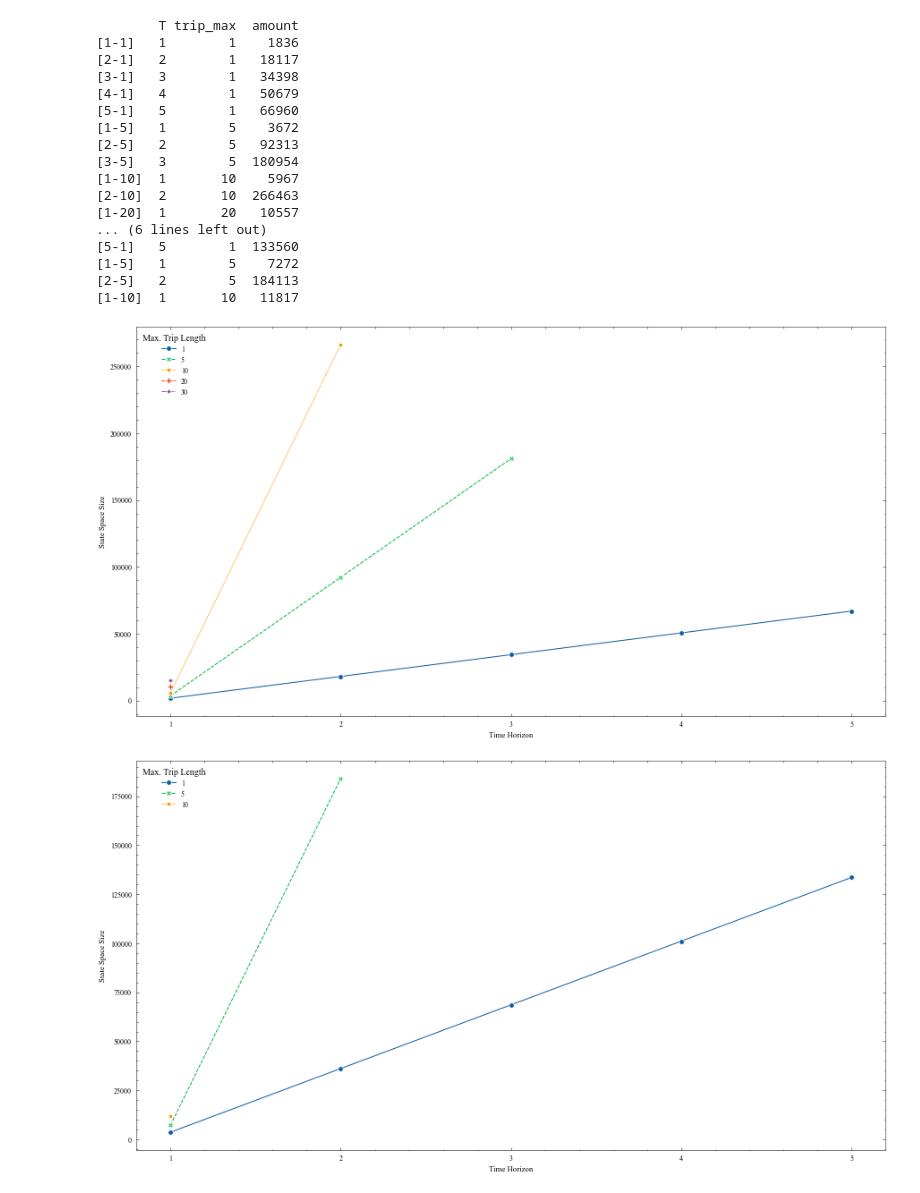
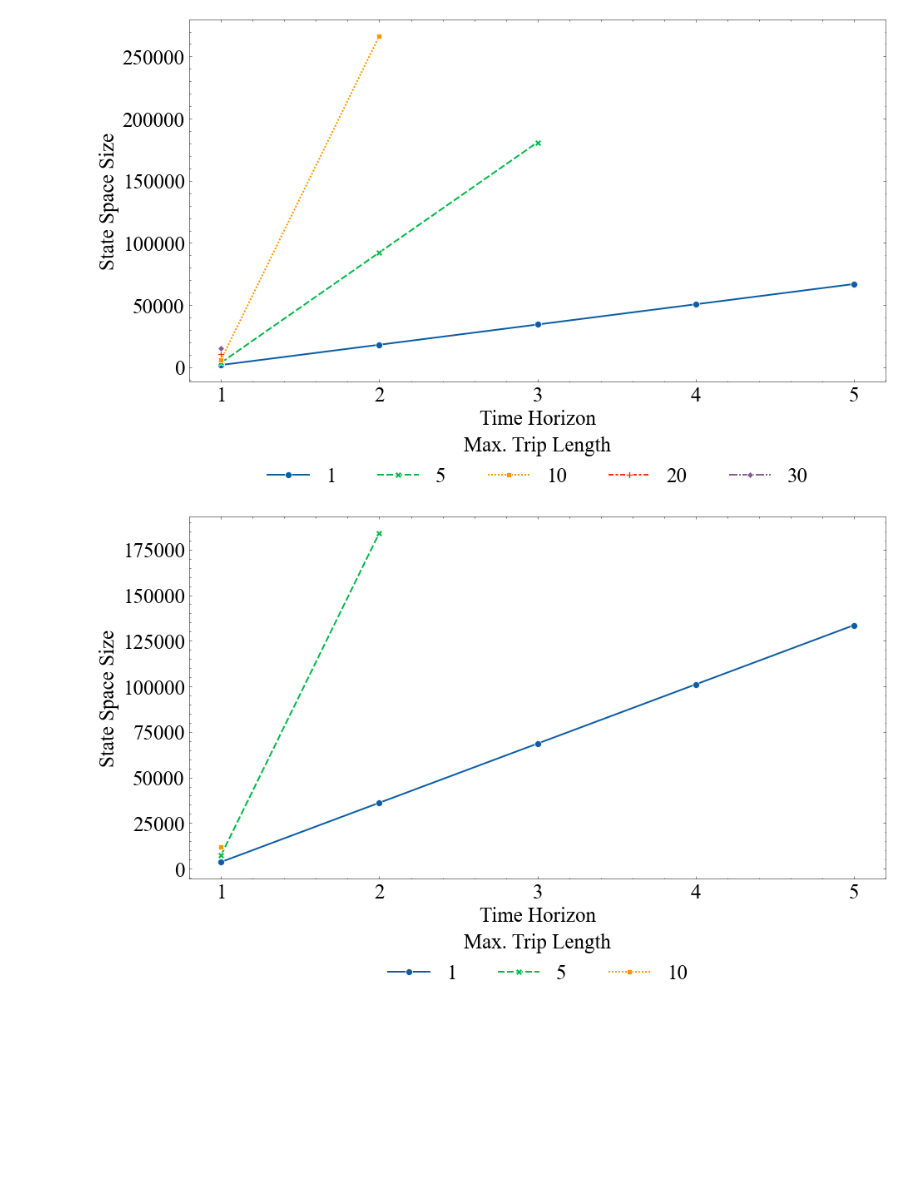
Before and after one commit to thummelt/master-thesis, a Jupyter notebook: code/src/Visualization.ipynb, the cells around one changed output. Cells and saved outputs as stored; diff of their text form; code cells hidden in the pictures; blank space fills up the shorter version.

```diff
--- a/code/src/Visualization.ipynb
+++ b/code/src/Visualization.ipynb
@@ -52,3 +39,18 @@ plts = []
+# %%
+SMALL_SIZE = 8
+MEDIUM_SIZE = 10
+BIGGER_SIZE = 25
+
+plt.rc('font', size=BIGGER_SIZE)          # controls default text sizes
+plt.rc('axes', titlesize=BIGGER_SIZE)     # fontsize of the axes title
+plt.rc('axes', labelsize=BIGGER_SIZE)    # fontsize of the x and y labels
+plt.rc('xtick', labelsize=BIGGER_SIZE)    # fontsize of the tick labels
+plt.rc('ytick', labelsize=BIGGER_SIZE)    # fontsize of the tick labels
+plt.rc('legend', fontsize=BIGGER_SIZE)    # legend fontsize
+plt.rc('figure', titlesize=BIGGER_SIZE)  # fontsize of the figure title
+
+lw = 2
+ms = 8
 # %%
 # Config
 param = {"T": 5, "trip_max": 40, "iterations_adp": 1000, "samples_adp": None}
@@ -59,7 +61,7 @@ prob = Probabilities()
 runs = [("Value Iteration - 25kWh Battery", "vi/20210722_final_25kWh"),
         ("Value Iteration - 50kWh Battery", "vi/20210722_final_50kWh"),
         ("Myopic Optimization", "mo/20210722_final"),
-        ("Approx. Dynamic Programming (1000,all)", "adp/20210710-1")]
+        ("Approx. Dynamic Programming (1000,all)", "adp/20210730_final_for_real")]
 # %%
 # Load decisions
 dict_dec = {}
@@ -157,38 +140,19 @@ plts += [("prob_trpln_heat", plt.gcf())]
 # %%
 # 2.[VI] State comparison in dependence of parameters
 stateSpace = pd.read_pickle("/usr/app/output/xlsx/%s/sspace.pkl" % runs[0][1]).astype({"trip_max":str,"amount": int, "T": int})
-print(stateSpace)
 f, ax = plt.subplots(figsize=(15, 8))
-g = sns.lineplot(ax=ax, data=stateSpace, x="T", y="amount", hue = "trip_max", style="trip_max", markers=True, legend = False)
-plttr.formatPlot(g, "Time Horizon", "State Space Size", "Value Iteration - State Space Size for Different Parameters",np.arange(1, stateSpace["T"].max()+1), None, "Max. Trip Length", [str(x) for x in stateSpace.trip_max.unique()], "upper left")
+g = sns.lineplot(ax=ax, data=stateSpace, x="T", y="amount", hue = "trip_max", style="trip_max", markers=True, legend = False, linewidth=lw, markersize=ms)
+plttr.formatPlot(g, "Time Horizon", "State Space Size", "Value Iteration - State Space Size for Different Parameters",np.arange(1, stateSpace["T"].max()+1), None, "Max. Trip Length", [str(x) for x in stateSpace.trip_max.unique()], "upper center",bbox=(0.5, -0.1))
 plts += [("vi_state_space_25", plt.gcf())]
 
 stateSpace = pd.read_pickle("/usr/app/output/xlsx/%s/sspace.pkl" % runs[1][1]).astype({"trip_max":str,"amount": int, "T": int})
-print(stateSpace)
 f, ax = plt.subplots(figsize=(15, 8))
-g = sns.lineplot(ax=ax, data=stateSpace, x="T", y="amount", hue = "trip_max", style="trip_max", markers=True, legend = False)
-plttr.formatPlot(g, "Time Horizon", "State Space Size", "Value Iteration - State Space Size for Different Parameters",np.arange(1, stateSpace["T"].max()+1), None, "Max. Trip Length", [str(x) for x in stateSpace.trip_max.unique()], "upper left")
+g = sns.lineplot(ax=ax, data=stateSpace, x="T", y="amount", hue = "trip_max", style="trip_max", markers=True, legend = False, linewidth=lw, markersize=ms)
+plttr.formatPlot(g, "Time Horizon", "State Space Size", "Value Iteration - State Space Size for Different Parameters",np.arange(1, stateSpace["T"].max()+1), None, "Max. Trip Length", [str(x) for x in stateSpace.trip_max.unique()], "upper center",bbox=(0.5, -0.1))
 plts += [("vi_state_space_50", plt.gcf())]
 # %% [output]
-        T trip_max  amount
-[1-1]   1        1    1836
-[2-1]   2        1   18117
-[3-1]   3        1   34398
-[4-1]   4        1   50679
-[5-1]   5        1   66960
-[1-5]   1        5    3672
-[2-5]   2        5   92313
-[3-5]   3        5  180954
-[1-10]  1       10    5967
-[2-10]  2       10  266463
-[1-20]  1       20   10557
-... (6 lines left out)
-[5-1]   5        1  133560
-[1-5]   1        5    7272
-[2-5]   2        5  184113
-[1-10]  1       10   11817
-[figure, old version]
+[figure, new version]
-[figure, old version]
+[figure, new version]
 # %%
 # 2.[VI] Decision comparison in dependence of parameters
 decisionSpace = pd.read_pickle("/usr/app/output/xlsx/%s/dspace.pkl" % runs[0][1]).astype({"trip_max":str,"amount": int, "T": int})
```
Also changed, not shown: parts of 20 cells of this notebook, 2 other files.
